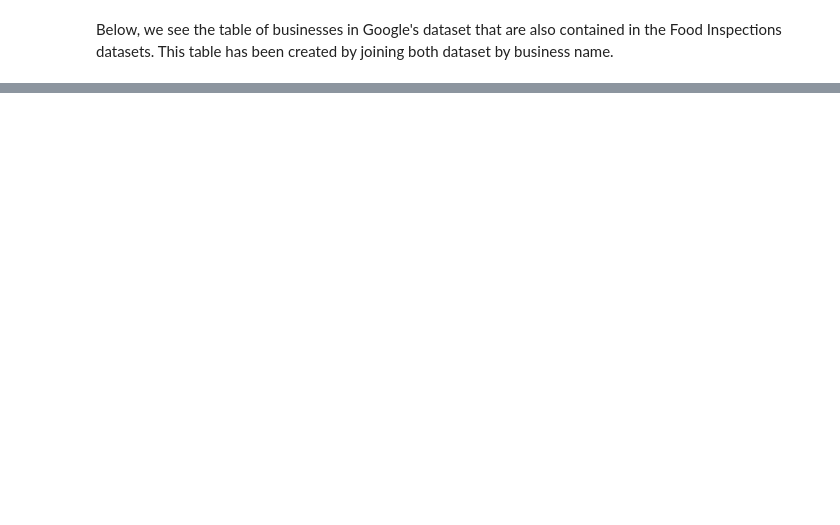
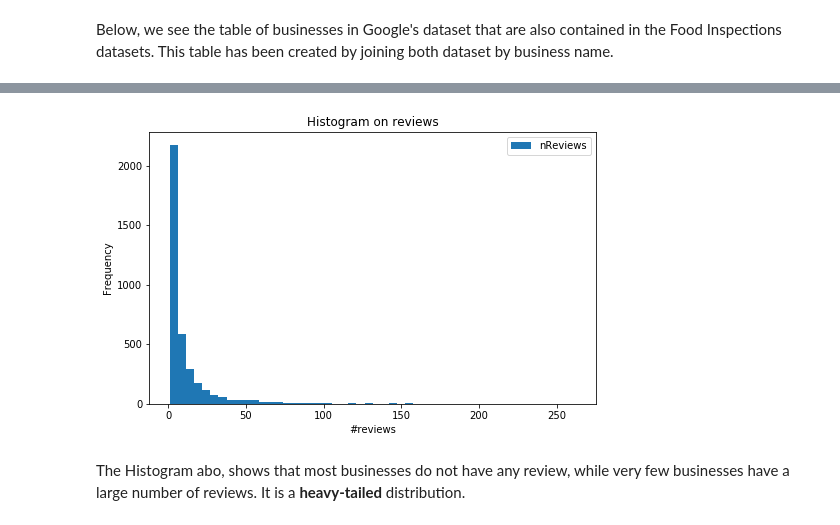
Before and after one commit to MNabegh/ADAknow, a Jupyter notebook: Google Local Reviews.ipynb, the cells around one changed output, grey strips where cells are left out. Drawn from its saved outputs; the diff is of its cells as text; code cells hidden in the pictures; blank space fills up the shorter version.

Commit message:
Finishes 1st initial work on Google's dataset

```diff
--- a/Google Local Reviews.ipynb
+++ b/Google Local Reviews.ipynb
@@ -361 +366,6 @@ bizNames.head(5)
 dtype: object
+# %%
+# Read Google's businesses
+path = "./../Project Data/google/businessesChicago.pkl"
+openChicagoBiz_df = pd.read_pickle(path)
+openChicagoBiz_df.head(3)
@@ -361,0 +377,5 @@ dtype: object
+# %%
+# Read Google's reviews
+path = "./../Project Data/google/reviewsChicago.pkl"
+reviewsChicago_df = pd.read_pickle(path)
+reviewsChicago_df.head(3)
@@ -390,0 +398,3 @@ crossedBusinesses = openChicagoBiz_df[openChicagoBiz_df["name"].isin(bizNames)]
+# %%
+crossedReviews = reviewsChicago_df[reviewsChicago_df["gPlusPlaceId"].isin(crossedBusinesses["gPlusPlaceId"])]
+crossedReviews.count()[0]
@@ -392,0 +415,5 @@ The number of businesses in both datasets is __3717__, down from __14556__ on Go
+# %%
+reviewsByBusiness = crossedReviews.groupby("gPlusPlaceId").count()[["rating"]]
+reviewsByBusiness = reviewsByBusiness.rename(columns={"rating":"nReviews"})
+reviewsByBusiness.sort_values(by="nReviews", ascending=False, inplace=True)
+reviewsByBusiness.head(3)
@@ -392,0 +426,9 @@ The number of businesses in both datasets is __3717__, down from __14556__ on Go
+# %%
+ax = reviewsByBusiness.plot.hist(figsize=(8,5), bins=50)
+ax.set_xlabel("#reviews")
+plt.title("Histogram on reviews")
+plt.show()
+# %% [output]
+[figure, added]
+# %% [markdown]
+The Histogram abo, shows that most businesses do not have any review, while very few businesses have a large number of reviews. It is a **heavy-tailed** distribution.
```
Also changed, not shown: parts of 26 cells of this notebook.
